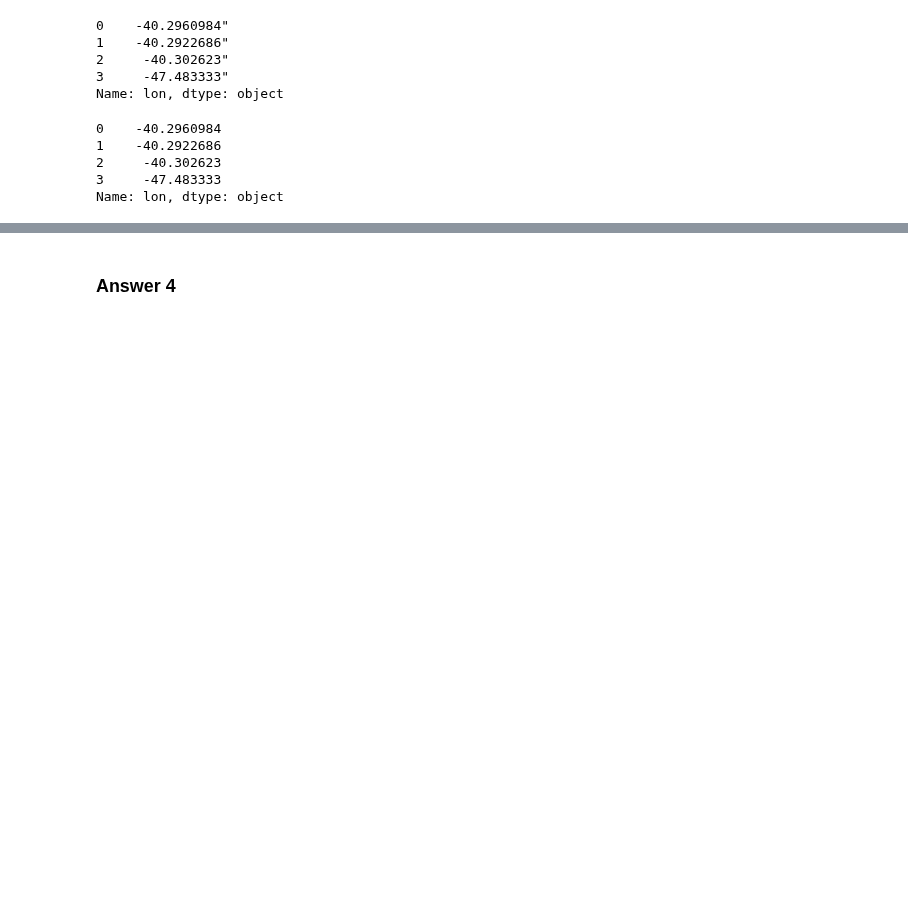
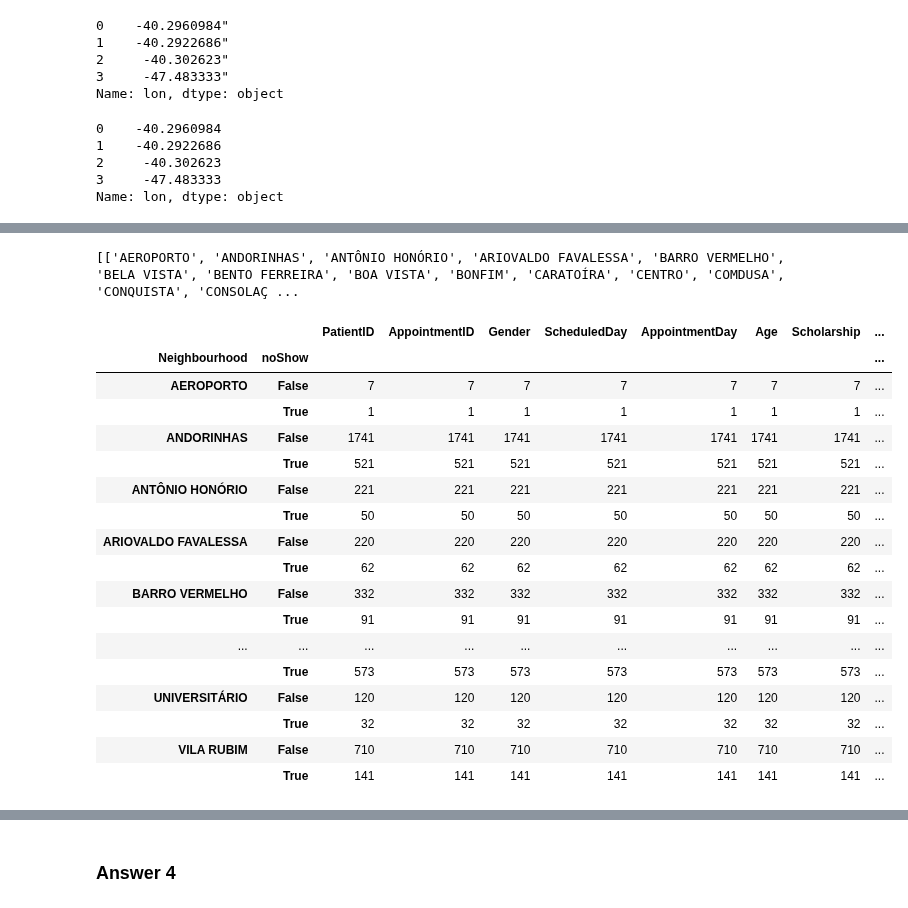
Before and after one commit to Zabamund/datasci-nano, a Jupyter notebook: inv-dataset/noshow.ipynb, the cells around one changed output, grey strips where cells are left out. Cells and saved outputs as stored; diff of their text form; code cells hidden in the pictures; blank space fills up the shorter version.

Commit message:
update to data analysis and preparation for next step

```diff
--- a/inv-dataset/noshow.ipynb
+++ b/inv-dataset/noshow.ipynb
@@ -972,3 +973,7 @@ df_hosplist
-# %%
-# Create a numpy array of (lat,lon)
-hospitals = np.array([2,3,1,0])
+# %%
+# Get dataframe grouped by hospitals and noShow
+hosp_noShow_count = df_noshow.groupby(['Neighbourhood','noShow']).count()
+# an error in the next step prompted me to check all rows and I found that in x hospitals
+# there were not both True and False rows
+# x = [ILHAS OCEÂNICAS DE TRINDADE, PARQUE INDUSTRIAL]
+hosp_noShow_count.iloc[:4]
@@ -974,0 +987,67 @@ hospitals = np.array([2,3,1,0])
+# %%
+# Get list of Neighbourhood names from df to populate hospital list (the 'levels' of the df.index)
+def list_names(df):
+    print(df.index.levels)
+
+list_names(hosp_noShow_count)
+# %% [output]
+[['AEROPORTO', 'ANDORINHAS', 'ANTÔNIO HONÓRIO', 'ARIOVALDO FAVALESSA', 'BARRO VERMELHO', 'BELA VISTA', 'BENTO FERREIRA', 'BOA VISTA', 'BONFIM', 'CARATOÍRA', 'CENTRO', 'COMDUSA', 'CONQUISTA', 'CONSOLAÇ ...
+# %%
+def calc_ratio(df):
+    """
+    function to calculate ratio of shows to noShows in a given hospital,
+    using a dataframe as input
+    """
+    # create a new column with NaN values to begin
+    df['show_noShow_ratio'] = np.NaN
+    # pick a column to work with (all columns in df above have same values)
+    column = 'PatientID'
+    # define a list of hospitals to iterate through
+    hospitals = ['AEROPORTO', 'ANDORINHAS', 'ANTÔNIO HONÓRIO', 'ARIOVALDO FAVALESSA', 'BARRO VERMELHO',
+                 'BELA VISTA', 'BENTO FERREIRA', 'BOA VISTA', 'BONFIM', 'CARATOÍRA', 'CENTRO', 'COMDUSA',
+                 'CONQUISTA', 'CONSOLAÇÃO', 'CRUZAMENTO', 'DA PENHA', 'DE LOURDES', 'DO CABRAL', 'DO MOSCOSO',
+                 'DO QUADRO', 'ENSEADA DO SUÁ', 'ESTRELINHA', 'FONTE GRANDE', 'FORTE SÃO JOÃO', 'FRADINHOS',
+                 'GOIABEIRAS', 'GRANDE VITÓRIA', 'GURIGICA', 'HORTO', 'ILHA DAS CAIEIRAS', 'ILHA DE SANTA MARIA',
+                 'ILHA DO BOI', 'ILHA DO FRADE', 'ILHA DO PRÍNCIPE', 'ILHAS OCEÂNICAS DE TRINDADE', 'INHANGUETÁ',
+                 'ITARARÉ', 'JABOUR', 'JARDIM CAMBURI', 'JARDIM DA PENHA', 'JESUS DE NAZARETH', 'JOANA D´ARC',
+                 'JUCUTUQUARA', 'MARIA ORTIZ', 'MARUÍPE', 'MATA DA PRAIA', 'MONTE BELO', 'MORADA DE CAMBURI',
+                 'MÁRIO CYPRESTE', 'NAZARETH', 'NOVA PALESTINA', 'PARQUE INDUSTRIAL', 'PARQUE MOSCOSO',
+                 'PIEDADE', 'PONTAL DE CAMBURI', 'PRAIA DO CANTO', 'PRAIA DO SUÁ', 'REDENÇÃO', 'REPÚBLICA',
+                 'RESISTÊNCIA', 'ROMÃO', 'SANTA CECÍLIA', 'SANTA CLARA', 'SANTA HELENA', 'SANTA LUÍZA',
+                 'SANTA LÚCIA', 'SANTA MARTHA', 'SANTA TEREZA', 'SANTO ANDRÉ', 'SANTO ANTÔNIO', 'SANTOS DUMONT',
+                 'SANTOS REIS', 'SEGURANÇA DO LAR', 'SOLON BORGES', 'SÃO BENEDITO', 'SÃO CRISTÓVÃO', 'SÃO JOSÉ',
+                 'SÃO PEDRO', 'TABUAZEIRO', 'UNIVERSITÁRIO', 'VILA RUBIM']
+    # loop through list of hospitals to calculate ratio
+    # ignoring hospitals where no such ratio can be calcultated:
+    excluded = ['ILHAS OCEÂNICAS DE TRINDADE', 'PARQUE INDUSTRIAL']
+    for hospital in hospitals:
+        if hospital not in excluded:
+            # calculate ratios
+            tf_Ratio = df[column][hospital][True] / df[column][hospital][False]
+            # set result to new colume
+            df['show_noShow_ratio'][hospital][True] = tf_Ratio
+            df['show_noShow_ratio'][hospital][False] = tf_Ratio
+
+calc_ratio(hosp_noShow_count)
+# display df to check operations ran correctly
+pd.options.display.max_rows = 180
+hosp_noShow_count
+# %% [output]
+|  |  | PatientID | AppointmentID | Gender | ScheduledDay | AppointmentDay | Age | Scholarship | ... |
+| Neighbourhood | noShow |  |  |  |  |  |  |  | ... |
+| AEROPORTO | False | 7 | 7 | 7 | 7 | 7 | 7 | 7 | ... |
+|  | True | 1 | 1 | 1 | 1 | 1 | 1 | 1 | ... |
+| ANDORINHAS | False | 1741 | 1741 | 1741 | 1741 | 1741 | 1741 | 1741 | ... |
+|  | True | 521 | 521 | 521 | 521 | 521 | 521 | 521 | ... |
+| ANTÔNIO HONÓRIO | False | 221 | 221 | 221 | 221 | 221 | 221 | 221 | ... |
+|  | True | 50 | 50 | 50 | 50 | 50 | 50 | 50 | ... |
+| ARIOVALDO FAVALESSA | False | 220 | 220 | 220 | 220 | 220 | 220 | 220 | ... |
+|  | True | 62 | 62 | 62 | 62 | 62 | 62 | 62 | ... |
+| BARRO VERMELHO | False | 332 | 332 | 332 | 332 | 332 | 332 | 332 | ... |
+|  | True | 91 | 91 | 91 | 91 | 91 | 91 | 91 | ... |
+| ... | ... | ... | ... | ... | ... | ... | ... | ... | ... |
+|  | True | 573 | 573 | 573 | 573 | 573 | 573 | 573 | ... |
+| UNIVERSITÁRIO | False | 120 | 120 | 120 | 120 | 120 | 120 | 120 | ... |
+|  | True | 32 | 32 | 32 | 32 | 32 | 32 | 32 | ... |
+| VILA RUBIM | False | 710 | 710 | 710 | 710 | 710 | 710 | 710 | ... |
+|  | True | 141 | 141 | 141 | 141 | 141 | 141 | 141 | ... |
```
Also changed, not shown: parts of 9 cells of this notebook.
